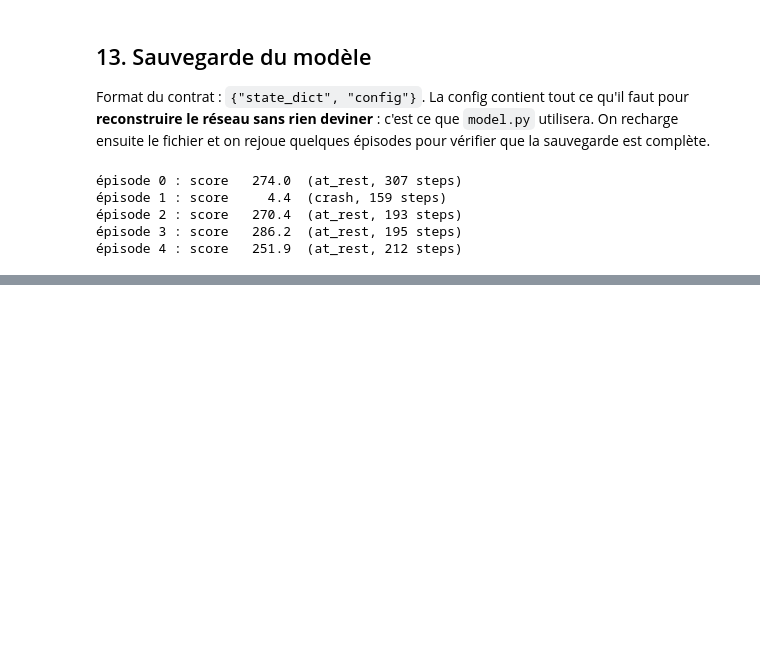
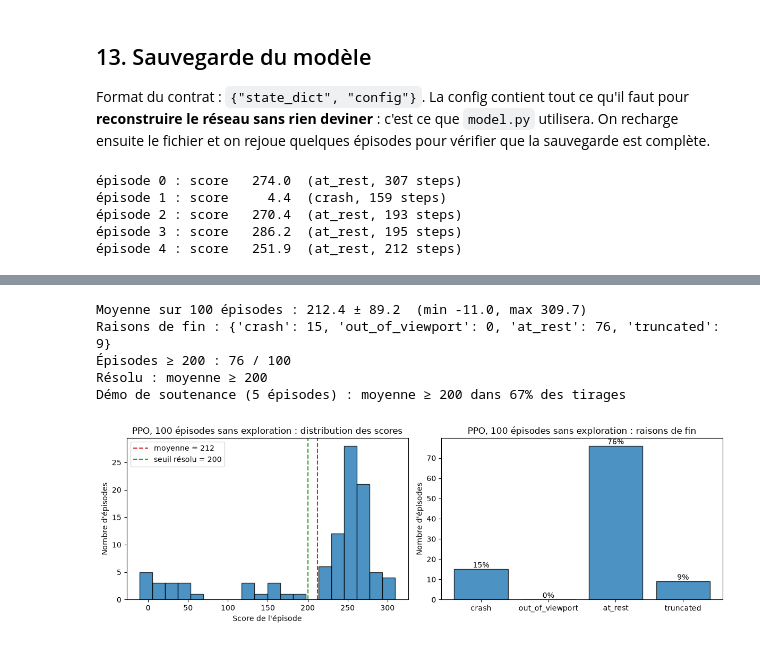
Before and after one commit to chrisrny/StartTrek, a Jupyter notebook: ppo.ipynb, the cells around one changed output, grey strips where cells are left out. Drawn from its saved outputs; the diff is of its cells as text; code cells hidden in the pictures; blank space fills up the shorter version.

Commit message:
feat(ppo): évaluation sur 100 épisodes, multi-seeds et tuning

```diff
--- a/ppo.ipynb
+++ b/ppo.ipynb
@@ -592,6 +596,7 @@ CONFIG = {
     "n_epochs": 10,
     "minibatch_size": 64,
     "learning_rate": 3e-4,
+    "lr_anneal": False,
     "gamma": 0.99,
     "gae_lambda": 0.95,
     "clip_range": 0.2,
@@ -682,9 +687,12 @@ def train(config, seed, verbose=True):
             last_value = agent.get_value(obs)
         storage.compute_gae(last_value, config["gamma"], config["gae_lambda"])
 
-        # 3. Mise à jour PPO
+        # 3. Mise à jour PPO (avec, en option, un learning rate qui décroît linéairement jusqu'à 0)
+        if config.get("lr_anneal", False):
+            optimizer.param_groups[0]["lr"] = config["learning_rate"] * (1 - (update - 1) / n_updates)
         stats = ppo_update(agent, optimizer, storage, config)
-        update_logs.append({"update": update, "global_step": global_step, "wall_time": time.time() - start, **stats})
+        update_logs.append({"update": update, "global_step": global_step, "wall_time": time.time() - start,
+                            "learning_rate": optimizer.param_groups[0]["lr"], **stats})
 
         # 4. Évaluation périodique et meilleur modèle
         if update % config["eval_every"] == 0 or update == n_updates:
@@ -838,0 +866,71 @@ for log in check_logs:
+# %%
+EVAL_SEED = 1_000
+EVAL_EPISODES = 100
+
+
+def evaluate_100(agent, seed=EVAL_SEED, n_episodes=EVAL_EPISODES):
+    """Épisodes consécutifs sans exploration, logs au format du contrat."""
+    env = make_env()
+    logs = run_episodes(env, agent.act_greedy, n_episodes, seed)
+    env.close()
+    return logs
+
+
+def chance_demo(logs, n_demo=5, n_draws=10_000, threshold=200):
+    """Part des tirages de n_demo épisodes (parmi ceux évalués) dont la moyenne atteint le seuil."""
+    rewards = np.array([log["reward"] for log in logs])
+    draws = np.random.default_rng(0).choice(rewards, size=(n_draws, n_demo), replace=True)
+    return float((draws.mean(axis=1) >= threshold).mean())
+
+
+final_agent = load_agent(MODEL_PATH)
+eval_logs = evaluate_100(final_agent)
+eval_summary = summarize(eval_logs)
+export_results(
+    f"eval100_seed{SEEDS[0]}",
+    eval_logs,
+    meta={"algo": "ppo", "model": str(MODEL_PATH), "train_seed": SEEDS[0], "eval_seed": EVAL_SEED,
+          "gymnasium": gym.__version__},
+)
+
+rewards = np.array([log["reward"] for log in eval_logs])
+print(f"Moyenne sur {EVAL_EPISODES} épisodes : {eval_summary['mean']:.1f} ± {eval_summary['std']:.1f}"
+      f"  (min {eval_summary['min']:.1f}, max {eval_summary['max']:.1f})")
+print(f"Raisons de fin : {eval_summary['end_reasons']}")
+print(f"Épisodes ≥ 200 : {(rewards >= 200).sum()} / {EVAL_EPISODES}")
+print("Résolu : moyenne ≥ 200" if eval_summary["mean"] >= 200 else "Pas résolu : moyenne < 200")
+print(f"Démo de soutenance (5 épisodes) : moyenne ≥ 200 dans {chance_demo(eval_logs):.0%} des tirages")
+# %% [output]
+Moyenne sur 100 épisodes : 212.4 ± 89.2  (min -11.0, max 309.7)
+Raisons de fin : {'crash': 15, 'out_of_viewport': 0, 'at_rest': 76, 'truncated': 9}
+Épisodes ≥ 200 : 76 / 100
+Résolu : moyenne ≥ 200
+Démo de soutenance (5 épisodes) : moyenne ≥ 200 dans 67% des tirages
+# %%
+def plot_eval(logs, title):
+    """Distribution des scores et raisons de fin d'une évaluation."""
+    summary = summarize(logs)
+    rewards = [log["reward"] for log in logs]
+    fig, axes = plt.subplots(1, 2, figsize=(12, 4))
+
+    axes[0].hist(rewards, bins=20, color="tab:blue", edgecolor="black", alpha=0.8)
+    axes[0].axvline(summary["mean"], color="tab:red", linestyle="--", label=f"moyenne = {summary['mean']:.0f}")
+    axes[0].axvline(200, color="tab:green", linestyle="--", label="seuil résolu = 200")
+    axes[0].set_title(f"{title} : distribution des scores")
+    axes[0].set_xlabel("Score de l'épisode")
+    axes[0].set_ylabel("Nombre d'épisodes")
+    axes[0].legend()
+
+    reasons = summary["end_reasons"]
+    bars = axes[1].bar(list(reasons.keys()), list(reasons.values()), color="tab:blue", edgecolor="black", alpha=0.8)
+    axes[1].bar_label(bars, labels=[f"{n / len(logs):.0%}" for n in reasons.values()])
+    axes[1].set_title(f"{title} : raisons de fin")
+    axes[1].set_ylabel("Nombre d'épisodes")
+
+    plt.tight_layout()
+    plt.show()
+
+
+plot_eval(eval_logs, f"PPO, {EVAL_EPISODES} épisodes sans exploration")
+# %% [output]
+[figure, added]
```
Also changed, not shown: parts of 16 cells of this notebook, 8 other files.
